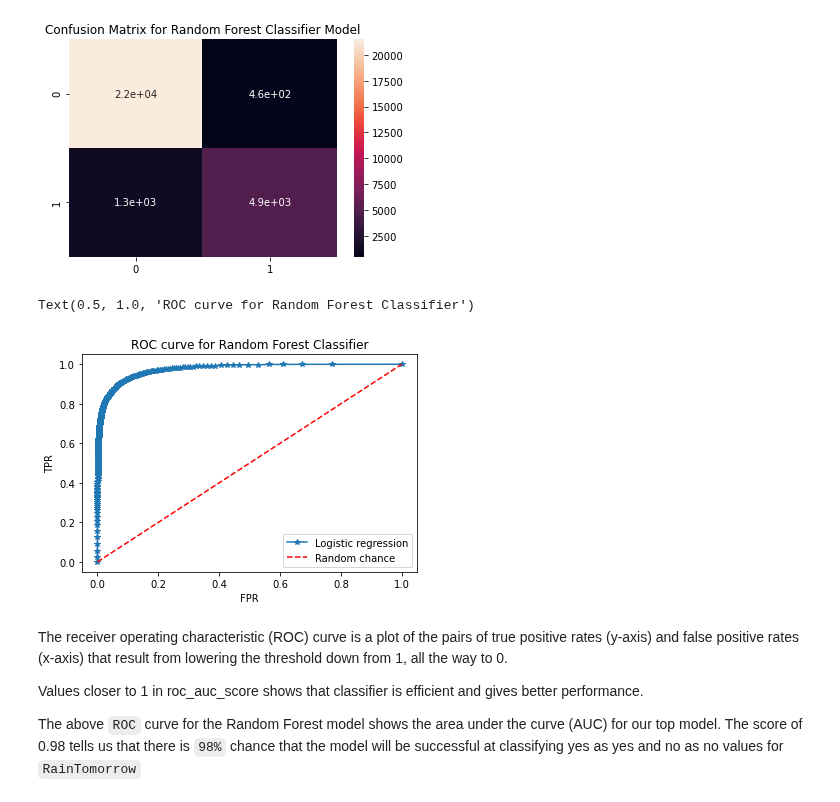
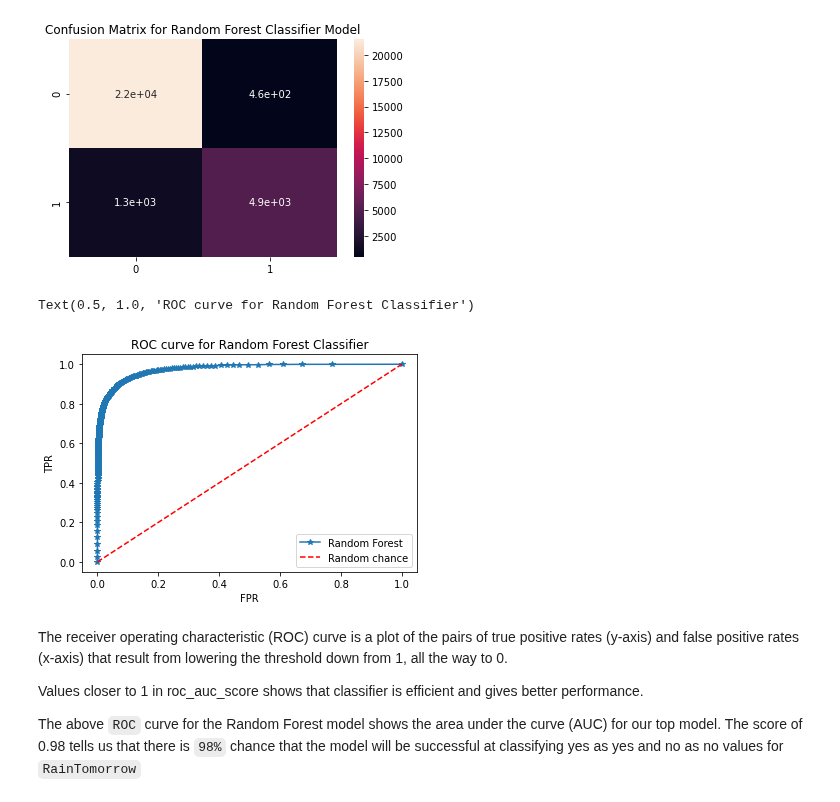
Before and after one commit to ravisiv/AussieWeatherEDA, a Jupyter notebook: Lab2_Group3_Chowdhury_Mittal_Srivastava_Sivaraman.ipynb, the cells around one changed output. Drawn from its saved outputs; the diff is of its cells as text; code cells hidden in the pictures.

Commit message:
Updates under my section for XGBoost & Random Forest model code

```diff
--- a/Lab2_Group3_Chowdhury_Mittal_Srivastava_Sivaraman.ipynb
+++ b/Lab2_Group3_Chowdhury_Mittal_Srivastava_Sivaraman.ipynb
@@ -1109,14 +1109,14 @@ pos_proba = y_pred_proba[:,1]
 # %%
 fpr, tpr, thresholds = roc_curve(y_test, pos_proba)
 plt.plot(fpr, tpr, '*-')
 plt.plot([0, 1], [0, 1], 'r--')
-plt.legend(['Logistic regression', 'Random chance'])
+plt.legend(['Random Forest', 'Random chance'])
 plt.xlabel('FPR')
 plt.ylabel('TPR')
 plt.title('ROC curve for Random Forest Classifier')
 # %% [output]
 Text(0.5, 1.0, 'ROC curve for Random Forest Classifier')
-[figure, old version]
+[figure, new version]
 # %% [markdown]
 The receiver operating characteristic (ROC) curve is a plot of the pairs of true positive rates (y-axis) and false positive rates (x-axis) that result from lowering the threshold down from 1, all the way to 0.
 
```
